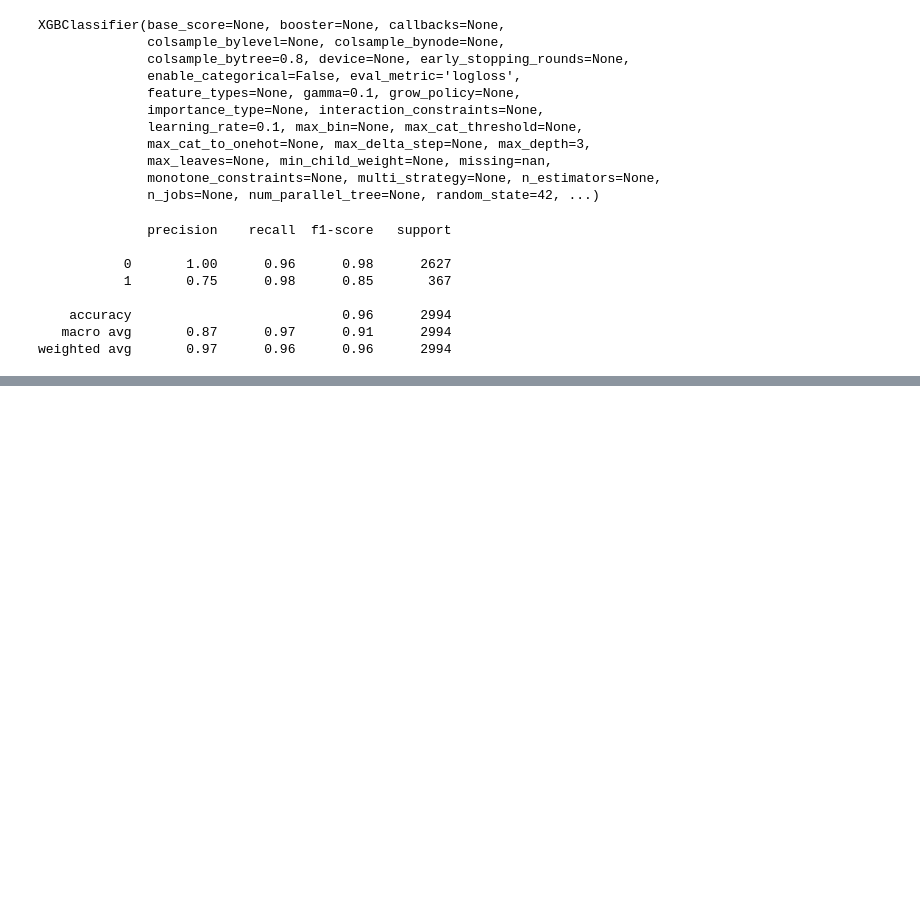
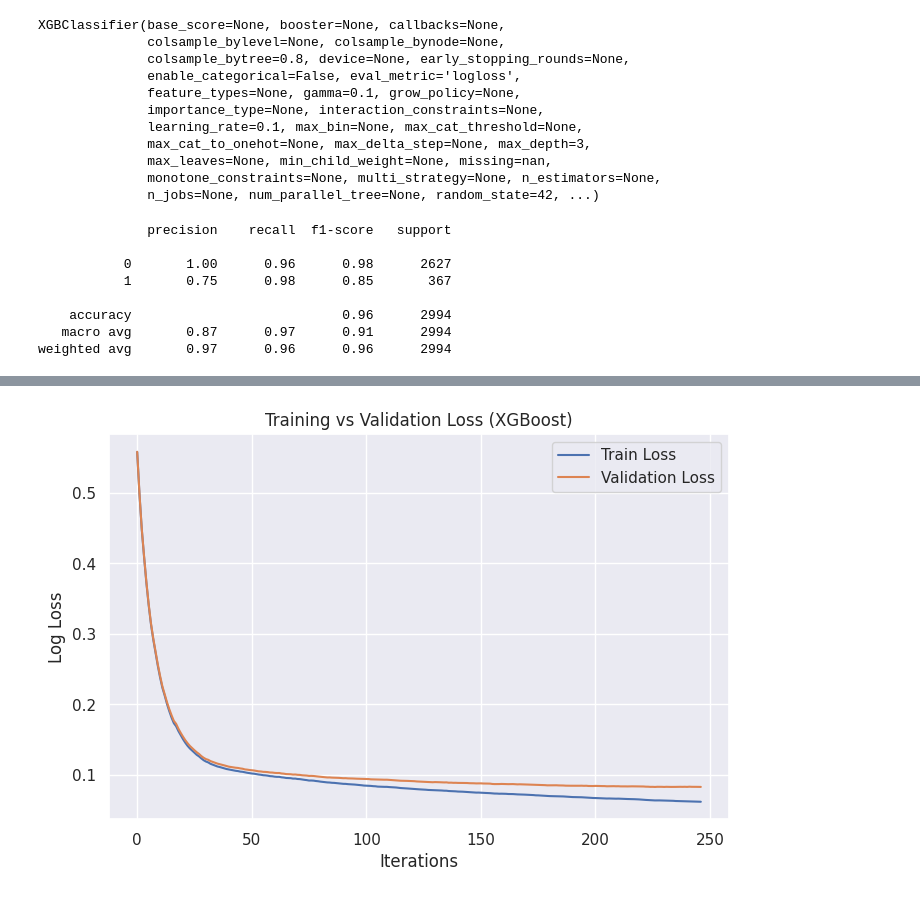
Before and after one commit to kasimkhan06/Disaster-Sentinel-Machine-Learning, a Jupyter notebook: xgboost_model.ipynb, the cells around one changed output, grey strips where cells are left out. Drawn from its saved outputs; the diff is of its cells as text; code cells hidden in the pictures; blank space fills up the shorter version.

Commit message:
done with training all models

```diff
--- a/xgboost_model.ipynb
+++ b/xgboost_model.ipynb
@@ -156,0 +157,46 @@ ConfusionMatrixDisplay.from_estimator(model, X_test, y_test)
+# %%
+from xgboost import XGBClassifier
+from sklearn.metrics import classification_report, accuracy_score
+import matplotlib.pyplot as plt
+
+# Re-initialize model with evaluation logging enabled
+xgb_model = XGBClassifier(
+    n_estimators=300,
+    learning_rate=0.1,
+    max_depth=3,
+    subsample=0.8,
+    colsample_bytree=0.8,
+    reg_alpha=1.0,
+    reg_lambda=1.0,
+    gamma=0.1,
+    scale_pos_weight=6,  # adjust based on your class imbalance
+    use_label_encoder=False,
+    eval_metric='logloss',
+    random_state=42
+)
+
+# Fit with eval_set
+eval_set = [(X_train, y_train), (X_test, y_test)]
+
+xgb_model.fit(
+    X_train,
+    y_train,
+    eval_set=eval_set,
+    early_stopping_rounds=20,
+    verbose=False
+)
+
+# Plot training vs validation loss
+results = xgb_model.evals_result()
+
+plt.figure(figsize=(8, 5))
+plt.plot(results['validation_0']['logloss'], label='Train Loss')
+plt.plot(results['validation_1']['logloss'], label='Validation Loss')
+plt.xlabel('Iterations')
+plt.ylabel('Log Loss')
+plt.title('Training vs Validation Loss (XGBoost)')
+plt.legend()
+plt.grid(True)
+plt.show()
+# %% [output]
+[figure, added]
```
Also changed, not shown: parts of 2 cells of this notebook, 5 other files.
